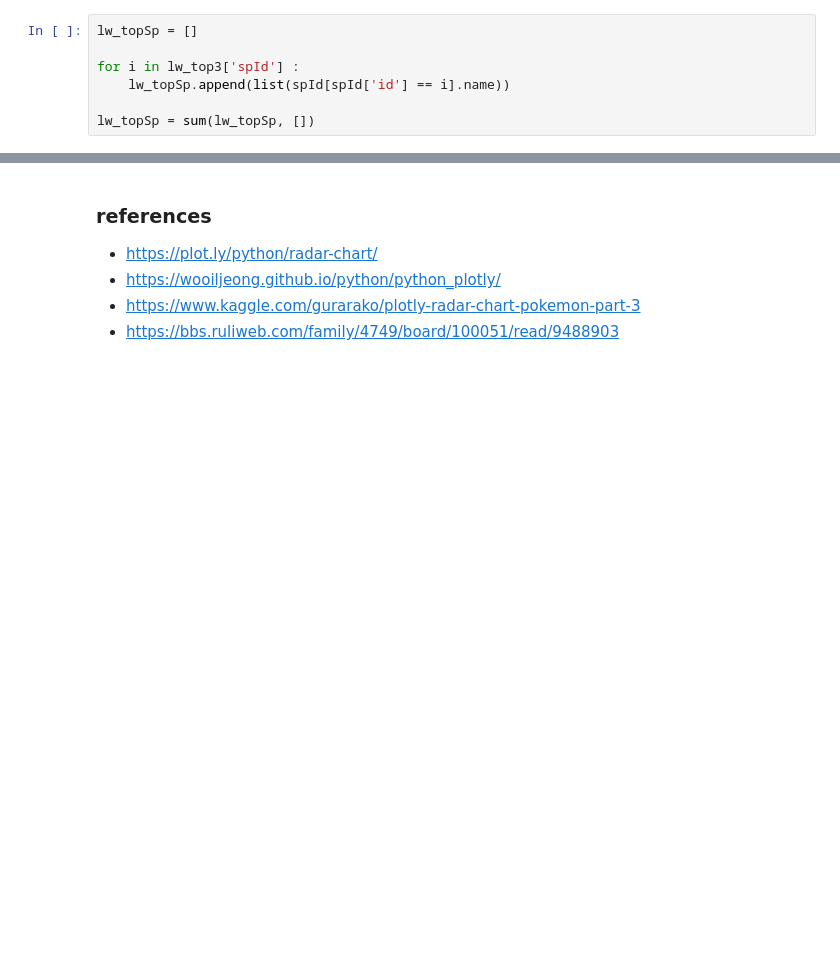
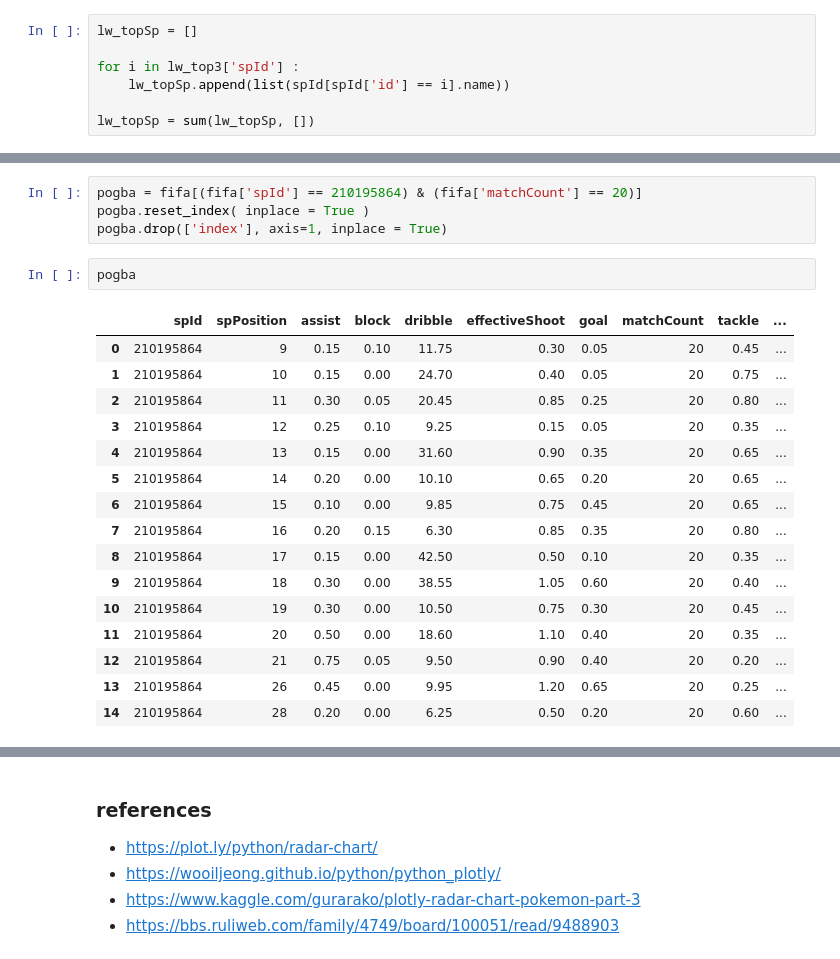
Before and after one commit to euneestella/fifa-online-ranker-analysis, a Jupyter notebook: ranker_analysis.ipynb, the cells around one changed output, grey strips where cells are left out. Cells and saved outputs as stored; diff of their text form; blank space fills up the shorter version.

```diff
--- a/ranker_analysis.ipynb
+++ b/ranker_analysis.ipynb
@@ -331,0 +346,23 @@ fig.show()
+# %%
+pogba = fifa[(fifa['spId'] == 210195864) & (fifa['matchCount'] == 20)]
+pogba.reset_index( inplace = True )
+pogba.drop(['index'], axis=1, inplace = True)
+# %%
+pogba
+# %% [output]
+|  | spId | spPosition | assist | block | dribble | effectiveShoot | goal | matchCount | tackle | ... |
+| 0 | 210195864 | 9 | 0.15 | 0.10 | 11.75 | 0.30 | 0.05 | 20 | 0.45 | ... |
+| 1 | 210195864 | 10 | 0.15 | 0.00 | 24.70 | 0.40 | 0.05 | 20 | 0.75 | ... |
+| 2 | 210195864 | 11 | 0.30 | 0.05 | 20.45 | 0.85 | 0.25 | 20 | 0.80 | ... |
+| 3 | 210195864 | 12 | 0.25 | 0.10 | 9.25 | 0.15 | 0.05 | 20 | 0.35 | ... |
+| 4 | 210195864 | 13 | 0.15 | 0.00 | 31.60 | 0.90 | 0.35 | 20 | 0.65 | ... |
+| 5 | 210195864 | 14 | 0.20 | 0.00 | 10.10 | 0.65 | 0.20 | 20 | 0.65 | ... |
+| 6 | 210195864 | 15 | 0.10 | 0.00 | 9.85 | 0.75 | 0.45 | 20 | 0.65 | ... |
+| 7 | 210195864 | 16 | 0.20 | 0.15 | 6.30 | 0.85 | 0.35 | 20 | 0.80 | ... |
+| 8 | 210195864 | 17 | 0.15 | 0.00 | 42.50 | 0.50 | 0.10 | 20 | 0.35 | ... |
+| 9 | 210195864 | 18 | 0.30 | 0.00 | 38.55 | 1.05 | 0.60 | 20 | 0.40 | ... |
+| 10 | 210195864 | 19 | 0.30 | 0.00 | 10.50 | 0.75 | 0.30 | 20 | 0.45 | ... |
+| 11 | 210195864 | 20 | 0.50 | 0.00 | 18.60 | 1.10 | 0.40 | 20 | 0.35 | ... |
+| 12 | 210195864 | 21 | 0.75 | 0.05 | 9.50 | 0.90 | 0.40 | 20 | 0.20 | ... |
+| 13 | 210195864 | 26 | 0.45 | 0.00 | 9.95 | 1.20 | 0.65 | 20 | 0.25 | ... |
+| 14 | 210195864 | 28 | 0.20 | 0.00 | 6.25 | 0.50 | 0.20 | 20 | 0.60 | ... |
```
Also changed, not shown: parts of 6 cells of this notebook, 7 other files.
